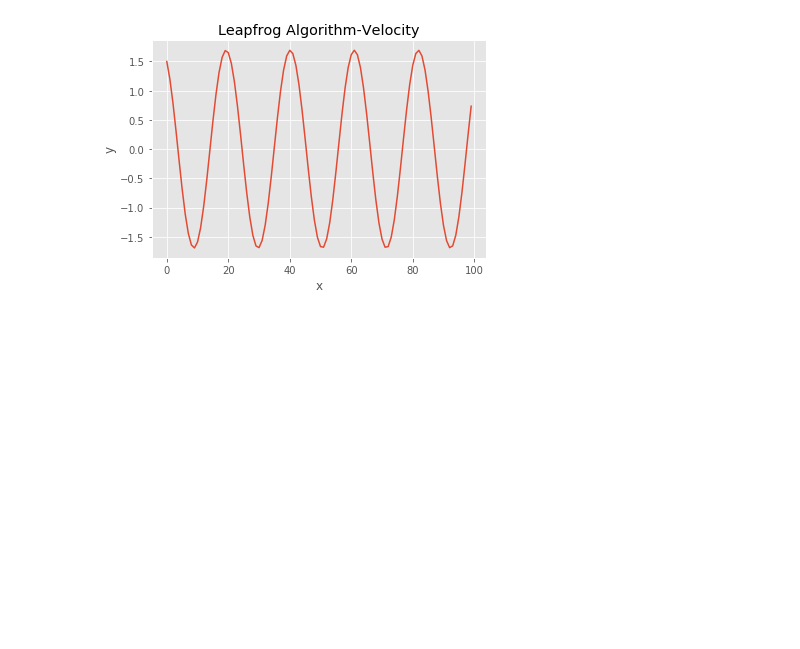
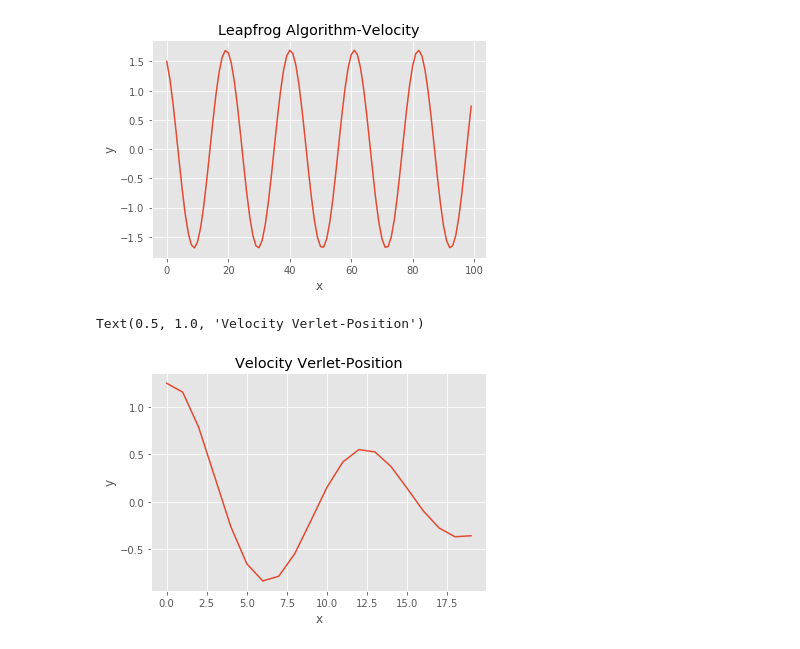
Before and after one commit to sju-chem264-2019/new-10-14-10-daliahassan98, a Jupyter notebook: harmonic_student.ipynb, the cells around one changed output. Saved outputs shown, nothing was run; the diff lists cells and outputs as text; code cells hidden in the pictures; blank space fills up the shorter version.

```diff
--- a/harmonic_student.ipynb
+++ b/harmonic_student.ipynb
@@ -417,24 +412,26 @@ Text(0.5, 1.0, 'Leapfrog Algorithm-Velocity')
 # %%
 #6: Velocity Verlet Algorithm
 #for any acceleration variable, I am just plugging in -x because a=-omega**2(x) and we are just setting omega=1
-#x_t2=x_t1+t*v_t1+(1/2)*t**2*(-x_t0)
-#v_t2=v_t1+(1/2)*t(-x_t0)
+#x_t1=x_t0+t*v_t1+(1/2)*t**2*(-x_t0)
+#v_t2=v_t1+(1/2)*t((-x_t0)+(-x_t1))
 import sympy as sym
 import numpy as np
 import matplotlib.pyplot as plt
 x_t0=1
-v_minushalft=0
-t=1
+t=0.5
+v_t1=1
 xlist=[]
-for i in range(0,100):
-    v_halft=v_minushalft+(t)*(-(x_t0))
-    v_minushalft=v_halft
-    x_t1=x_t0+(t)*(v_halft)
+for i in range(0,20):
+    v_t2=v_t1+(1/2)*t*((-x_t0)+(-x_t1))
+    v_t1=v_t2
+    x_t1=x_t0+t*v_t1+(1/2)*t**2*(-x_t0)
     x_t0=x_t1
     xlist.append(x_t1)
-    #print(x_t)
 plt.plot(xlist)
 plt.xlabel('x')
 plt.ylabel('y')
 plt.grid(True)
 plt.title('Velocity Verlet-Position')
+# %% [output]
+Text(0.5, 1.0, 'Velocity Verlet-Position')
+[figure, added]
```
Also changed, not shown: parts of 5 cells of this notebook.
